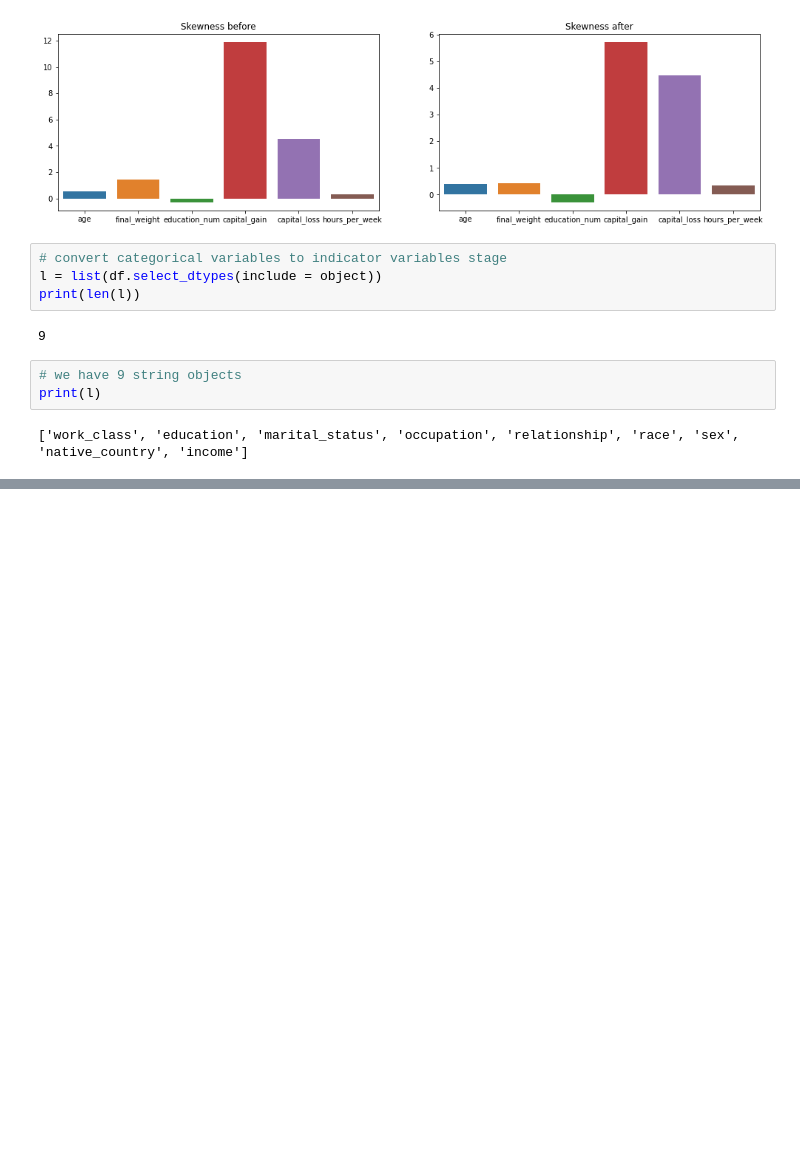
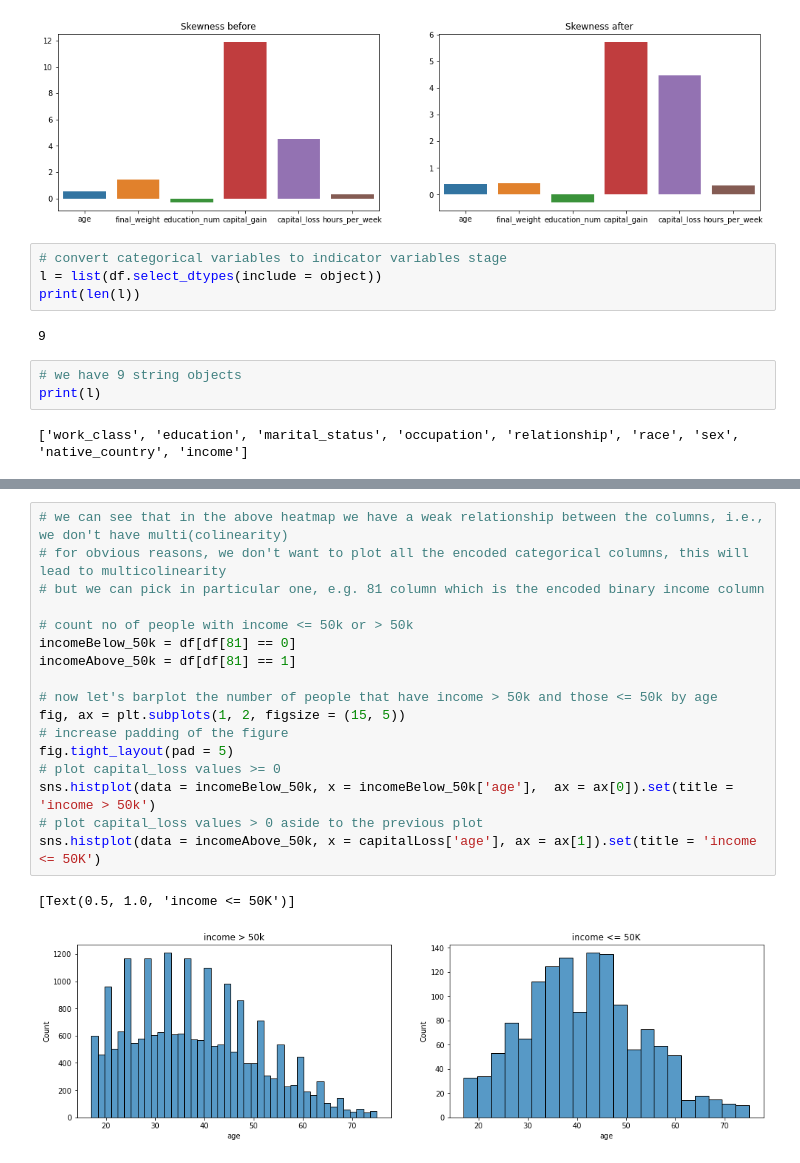
Before and after one commit to Prinex/Predicting-Census-Income-MachineLearning, a Jupyter notebook: coursework_code.ipynb, the cells around one changed output, grey strips where cells are left out. Cells and saved outputs as stored; diff of their text form; blank space fills up the shorter version.

```diff
--- a/coursework_code.ipynb
+++ b/coursework_code.ipynb
@@ -398,0 +427,20 @@ AttributeError: 'OrdinalEncoder' object has no attribute 'get_feature_names_out'
+# %%
+# we can see that in the above heatmap we have a weak relationship between the columns, i.e., we don't have multi(colinearity)
+# for obvious reasons, we don't want to plot all the encoded categorical columns, this will lead to multicolinearity
+# but we can pick in particular one, e.g. 81 column which is the encoded binary income column
+
+# count no of people with income <= 50k or > 50k
+incomeBelow_50k = df[df[81] == 0]
+incomeAbove_50k = df[df[81] == 1]
+
+# now let's barplot the number of people that have income > 50k and those <= 50k by age
+fig, ax = plt.subplots(1, 2, figsize = (15, 5))
+# increase padding of the figure
+fig.tight_layout(pad = 5)
+# plot capital_loss values >= 0
+sns.histplot(data = incomeBelow_50k, x = incomeBelow_50k['age'],  ax = ax[0]).set(title = 'income > 50k')
+# plot capital_loss values > 0 aside to the previous plot
+sns.histplot(data = incomeAbove_50k, x = capitalLoss['age'], ax = ax[1]).set(title = 'income <= 50K')
+# %% [output]
+[Text(0.5, 1.0, 'income <= 50K')]
+[figure, added]
```
Also changed, not shown: parts of 6 cells of this notebook.
